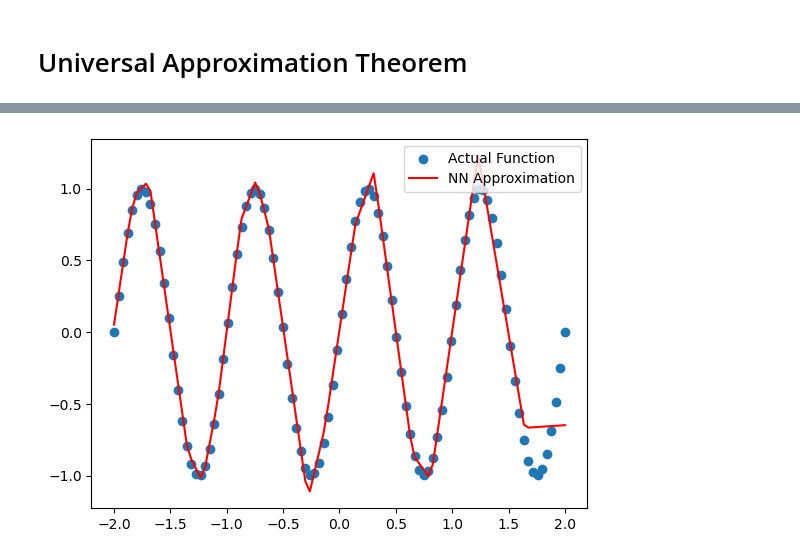
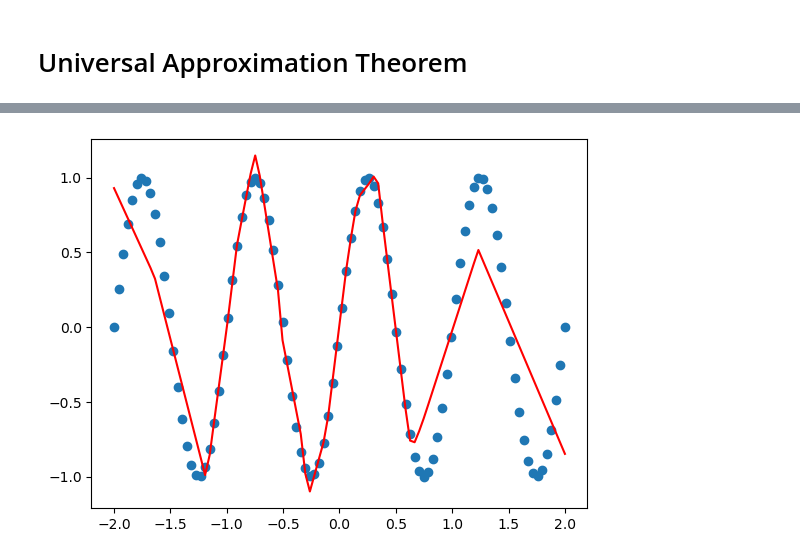
Before and after one commit to sohv/NDL-Lab, a Jupyter notebook: Lab7.ipynb, the cells around one changed output, grey strips where cells are left out. Drawn from its saved outputs; the diff is of its cells as text; code cells hidden in the pictures.

```diff
--- a/Lab7.ipynb
+++ b/Lab7.ipynb
@@ -38,49 +106,41 @@ import torch.optim as optim
 import numpy as np
 import matplotlib.pyplot as plt
 
-class UniversalApproximator(nn.Module):
-    def __init__(self):
-        super(UniversalApproximator, self).__init__()
-        self.fc1 = nn.Linear(1, 10)  # Input layer to hidden layer
-        self.fc2 = nn.Linear(10, 10)  # Hidden layer
-        self.fc3 = nn.Linear(10, 1)  # Hidden layer to output
+def forward(x, params):
+    x = torch.relu(torch.matmul(x, params['w1']) + params['b1'])
+    x = torch.relu(torch.matmul(x, params['w2']) + params['b2'])
+    x = torch.matmul(x, params['w3']) + params['b3']
+    return x
 
-    def forward(self, x):
-        x = torch.relu(self.fc1(x))
-        x = torch.relu(self.fc2(x))
-        x = self.fc3(x)
-        return x
-
-# Generate training data
 x = np.linspace(-2, 2, 100).reshape(-1, 1)
-y = np.sin(2 * np.pi * x)  # Function to approximate
+y = np.sin(2 * np.pi * x)
 
 x_train = torch.tensor(x, dtype=torch.float32)
 y_train = torch.tensor(y, dtype=torch.float32)
 
-# Initialize model, loss function, and optimizer
-model = UniversalApproximator()
+params = {
+    'w1': torch.randn(1, 10, requires_grad=True),
+    'b1': torch.zeros(10, requires_grad=True),
+    'w2': torch.randn(10, 10, requires_grad=True),
+    'b2': torch.zeros(10, requires_grad=True),
+    'w3': torch.randn(10, 1, requires_grad=True),
+    'b3': torch.zeros(1, requires_grad=True)
+}
+
+optimizer = optim.Adam(params.values(), lr=0.01)
 criterion = nn.MSELoss()
-optimizer = optim.Adam(model.parameters(), lr=0.01)
 
-# Train the model
-epochs = 1000
-for epoch in range(epochs):
+for epoch in range(1000):
     optimizer.zero_grad()
-    y_pred = model(x_train)
+    y_pred = forward(x_train, params)
     loss = criterion(y_pred, y_train)
     loss.backward()
     optimizer.step()
-
     if epoch % 100 == 0:
         print(f"Epoch {epoch}, Loss: {loss.item()}")
 
-# Test the trained model
-y_pred = model(x_train).detach().numpy()
-
-# Plot results
-plt.scatter(x, y, label="Actual Function")
-plt.plot(x, y_pred, label="NN Approximation", color="red")
-plt.legend()
+y_pred = forward(x_train, params).detach().numpy()
+plt.scatter(x, y)
+plt.plot(x, y_pred, color="red")
 plt.show()
 # %% [output]
@@ -97 +157 @@ Epoch 900, Loss: 0.014106814749538898
-[figure, old version]
+[figure, new version]
```
Also changed, not shown: parts of 4 cells of this notebook.
